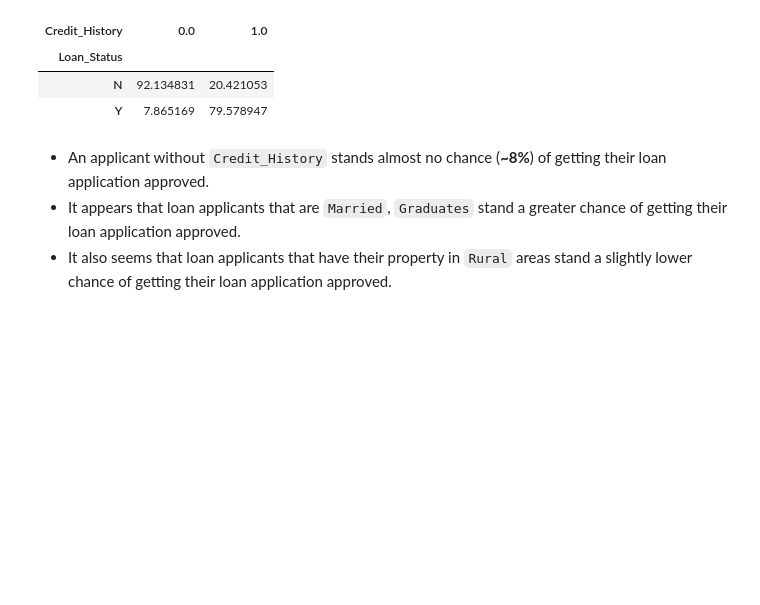
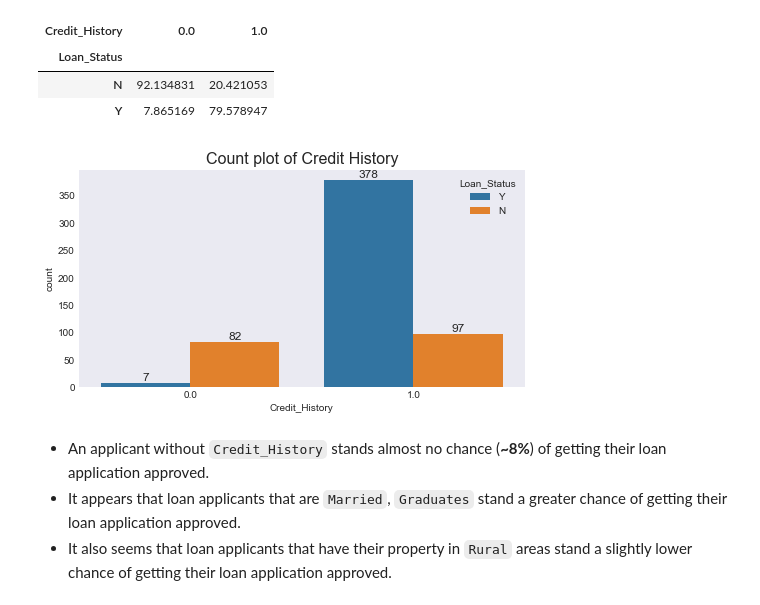
Before and after one commit to chineidu/Loan-repayment, a Jupyter notebook: loan_repayment.ipynb, the cells around one changed output. Drawn from its saved outputs; the diff is of its cells as text; code cells hidden in the pictures; blank space fills up the shorter version.

```diff
--- a/loan_repayment.ipynb
+++ b/loan_repayment.ipynb
@@ -183,6 +183,23 @@ pd.crosstab(index=data1['Loan_Status'], columns=data1['Credit_History'], normali
 | Loan_Status |  |  |
 | N | 92.134831 | 20.421053 |
 | Y | 7.865169 | 79.578947 |
+# %%
+fig, ax = plt.subplots(figsize=(8,4))
+sns.countplot(x='Credit_History', hue='Loan_Status', data=data1)
+ax.set_title('Count plot of Credit History', size=16)
+for bar in ax.patches:
+    x = bar.get_x() + bar.get_width() / 2
+    y = bar.get_height()
+    ax.annotate(text=y,                             # text pos
+                xy=(x, y),                          # (x, y)
+                xytext=(0, 6),                      # text position
+                ha='center',                        # horizontal alignment
+                va='center',                        # vertical alignment
+                size=12,                            # text size
+                textcoords='offset points')
+plt.show()
+# %% [output]
+[figure, added]
 # %% [markdown]
 * An applicant without `Credit_History` stands almost no chance (**~8%**) of getting their loan application approved.
 * It appears that loan applicants that are `Married`, `Graduates` stand a greater chance of getting their loan application approved.
```
Also changed, not shown: parts of 2 cells of this notebook, 6 other files.
